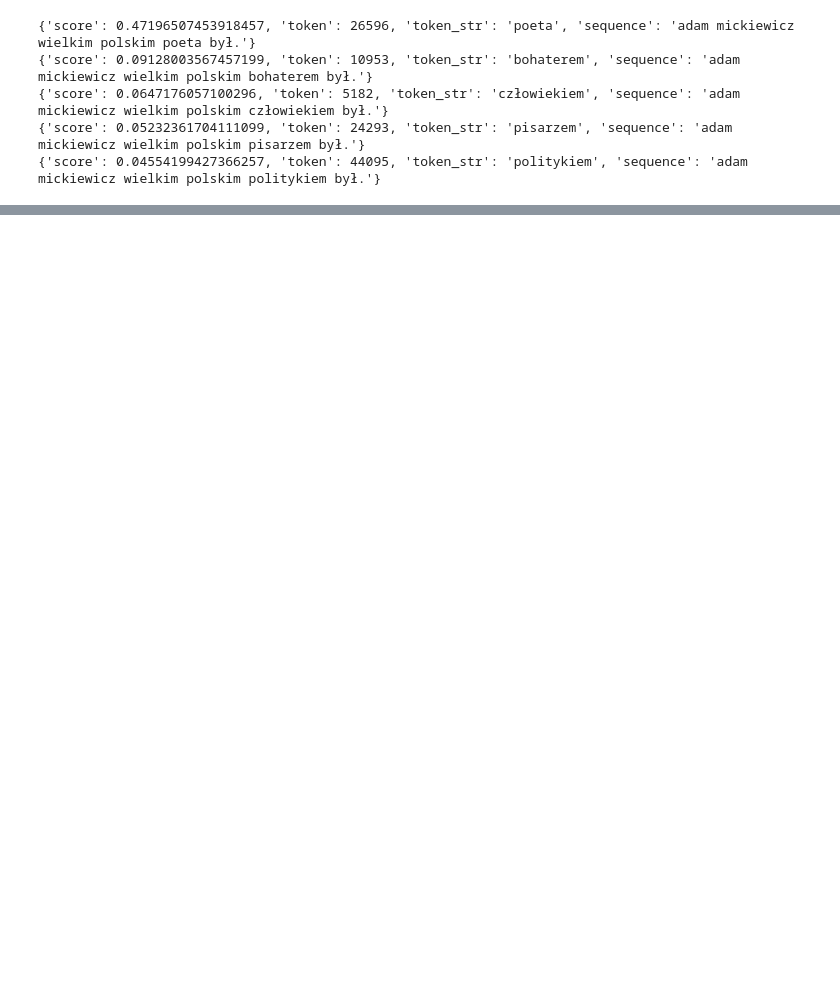
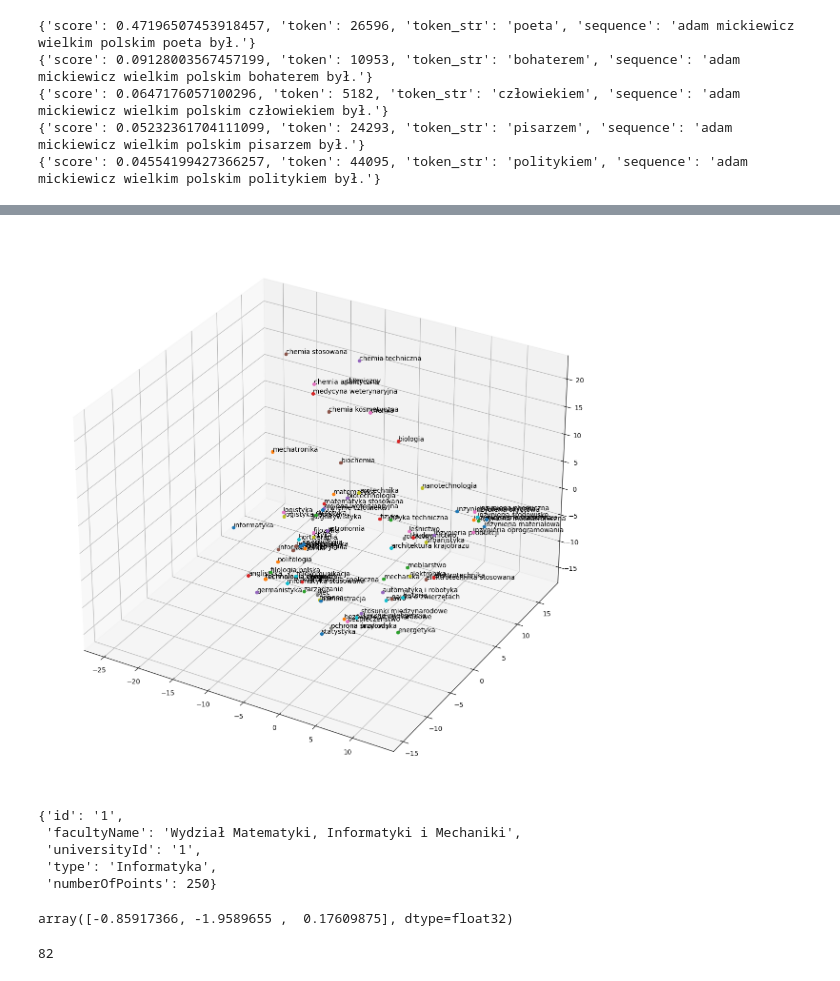
Before and after one commit to jakub-lat/hackyeah-2023, a Jupyter notebook: src/data/notebooks/embeddings.ipynb, the cells around one changed output, grey strips where cells are left out. Drawn from its saved outputs; the diff is of its cells as text; code cells hidden in the pictures; blank space fills up the shorter version.

```diff
--- a/src/data/notebooks/embeddings.ipynb
+++ b/src/data/notebooks/embeddings.ipynb
@@ -91,0 +135,4 @@ dir
+# %%
+word2vec = KeyedVectors.load("word2vec/word2vec_100_3_polish.bin")
+# %%
+glove = KeyedVectors.load_word2vec_format("glove_100_3_polish.txt")
@@ -91,0 +165,7 @@ dir
+# %%
+import json
+
+with open("../fieldsOfStudy.json") as f:
+    data = json.load(f)
+
+len(data)
@@ -91,0 +232,40 @@ dir
+# %%
+X_embedded = TSNE(
+    n_components=3, learning_rate='auto',
+    init='random', perplexity=10,
+    # early_exaggeration=10,
+).fit_transform(vectors)
+
+fig = plt.figure(figsize=(15, 15))
+ax = fig.add_subplot(projection='3d')
+all_points = []
+added_facults = {}
+for i, (x, y, z) in enumerate(X_embedded):
+    # x += 0.83
+    # y -= 4.01
+    # z -= 0.39
+    if labels[i] in added_facults:
+        continue
+    else:
+        added_facults[labels[i]] = (str(x), str(y), str(z))
+    ax.scatter(x, y, z)
+    ax.text(x, y, z, labels[i])
+    all_points.append([x, y ,z])
+# %% [output]
+[figure, added]
+# %%
+data[0]
+# %% [output]
+{'id': '1',
+ 'facultyName': 'Wydział Matematyki, Informatyki i Mechaniki',
+ 'universityId': '1',
+ 'type': 'Informatyka',
+ 'numberOfPoints': 250}
+# %%
+np.array(all_points).mean(axis=0)
+# %% [output]
+array([-0.85917366, -1.9589655 ,  0.17609875], dtype=float32)
+# %%
+len(added_facults)
+# %% [output]
+82
```
Also changed, not shown: parts of 19 cells of this notebook, 6 other files.
